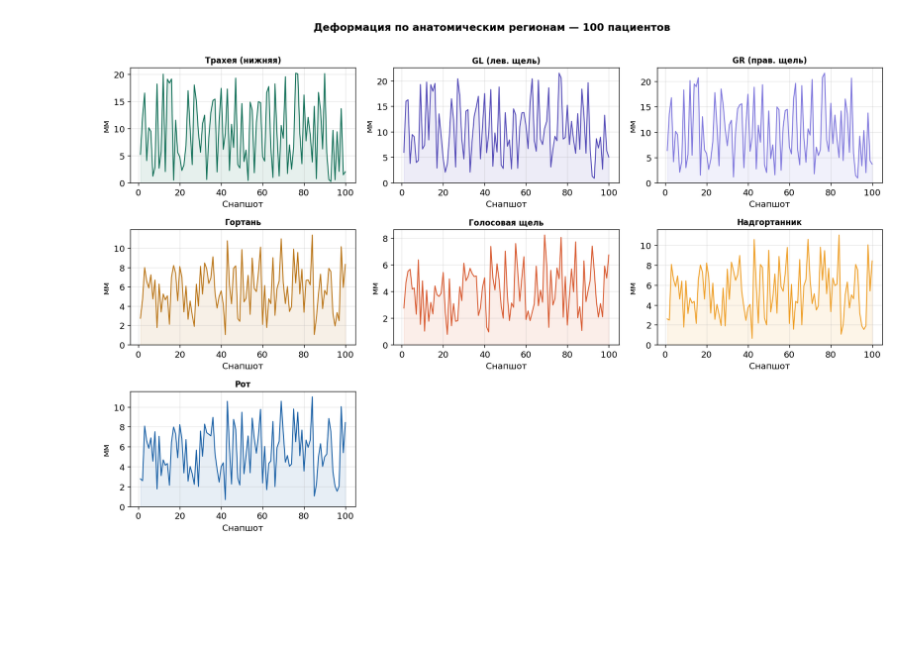
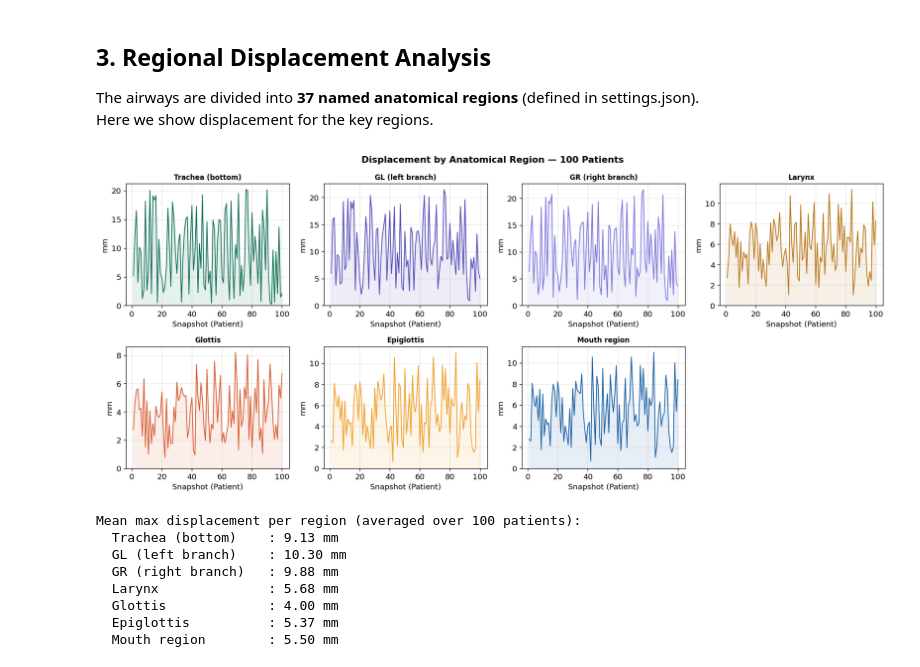
Before and after one commit to 11shugyla/human-airways-project, a Jupyter notebook: analysis.ipynb, the cells around one changed output. Cells and saved outputs as stored; diff of their text form; code cells hidden in the pictures; blank space fills up the shorter version.

```diff
--- a/analysis.ipynb
+++ b/analysis.ipynb
@@ -87,34 +127,51 @@ plt.show()
+# %% [markdown]
+## 3. Regional Displacement Analysis
+
+The airways are divided into **37 named anatomical regions** (defined in settings.json).
+Here we show displacement for the key regions.
 # %%
 regions = {
-    'Трахея (нижняя)':    'upper_trachea_bottom_max',
-    'GL (лев. щель)':     'gl_max',
-    'GR (прав. щель)':    'gr_max',
-    'Гортань':            'larynx_max',
-    'Голосовая щель':     'glotis_max',
-    'Надгортанник':       'epiglotis_max',
-    'Рот':                'mouth_region_max',
+    'Trachea (bottom)': 'upper_trachea_bottom_max',
+    'GL (left branch)': 'gl_max',
+    'GR (right branch)':'gr_max',
+    'Larynx':           'larynx_max',
+    'Glottis':          'glotis_max',
+    'Epiglottis':       'epiglotis_max',
+    'Mouth region':     'mouth_region_max',
 }
 
-fig, axes = plt.subplots(3, 3, figsize=(14, 9))
+fig, axes = plt.subplots(2, 4, figsize=(16, 7))
 axes = axes.flatten()
 colors = ['#0F6E56','#534AB7','#7F77DD','#BA7517','#D85A30','#EF9F27','#185FA5']
 
 for i, (label, col) in enumerate(regions.items()):
     ax = axes[i]
     ax.plot(results['num'], results[col], color=colors[i], linewidth=1.2)
     ax.fill_between(results['num'], results[col], alpha=0.1, color=colors[i])
     ax.set_title(label, fontweight='bold', fontsize=10)
-    ax.set_xlabel('Снапшот')
-    ax.set_ylabel('мм')
+    ax.set_xlabel('Snapshot (Patient)')
+    ax.set_ylabel('mm')
     ax.grid(alpha=0.3)
     ax.set_ylim(bottom=0)
 
-for j in range(i+1, len(axes)):
-    axes[j].set_visible(False)
+axes[-1].set_visible(False)
 
-plt.suptitle('Деформация по анатомическим регионам — 100 пациентов',
-             fontweight='bold', fontsize=13, y=1.01)
+plt.suptitle('Displacement by Anatomical Region — 100 Patients',
+             fontweight='bold', fontsize=13)
 plt.tight_layout()
 plt.show()
+
+# Summary table
+print('Mean max displacement per region (averaged over 100 patients):')
+for label, col in regions.items():
+    print(f'  {label:<20s}: {results[col].mean():.2f} mm')
 # %% [output]
-[figure, old version]
+[figure, new version]
+Mean max displacement per region (averaged over 100 patients):
+  Trachea (bottom)    : 9.13 mm
+  GL (left branch)    : 10.30 mm
+  GR (right branch)   : 9.88 mm
+  Larynx              : 5.68 mm
+  Glottis             : 4.00 mm
+  Epiglottis          : 5.37 mm
+  Mouth region        : 5.50 mm
```
Also changed, not shown: parts of 13 cells of this notebook, 9 other files.
